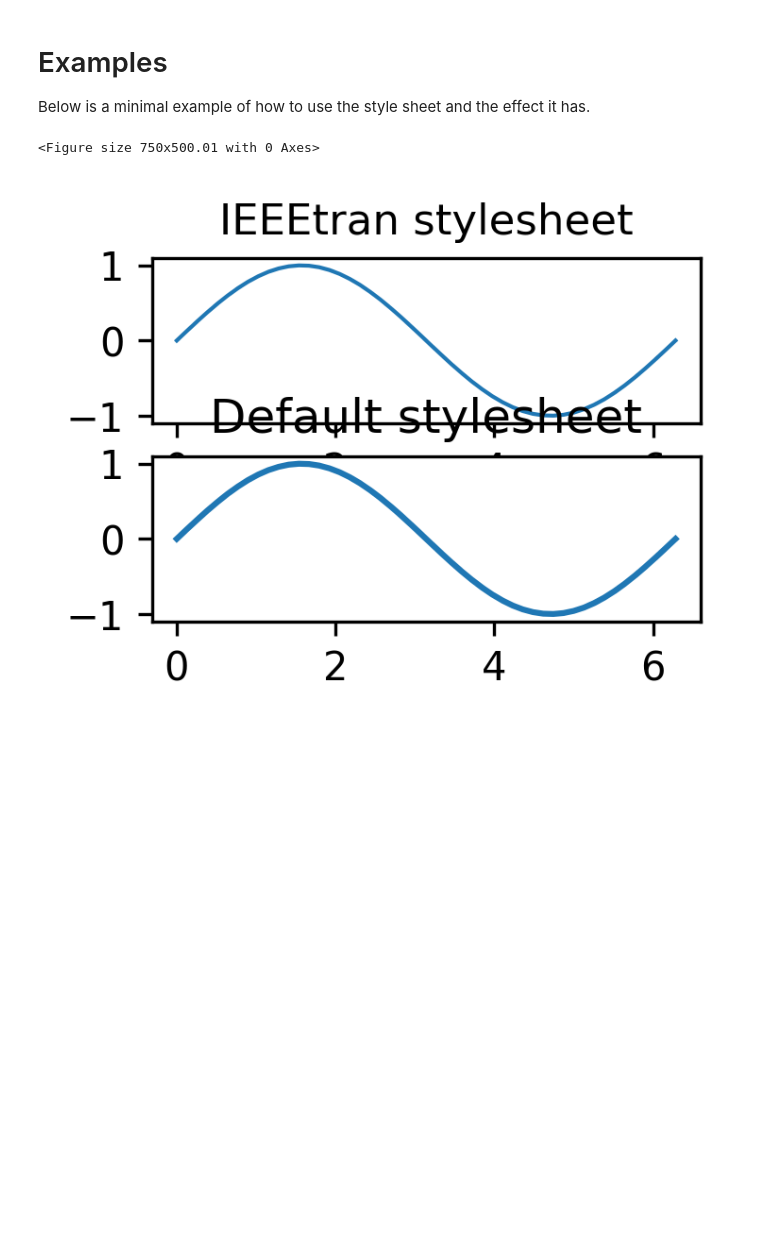
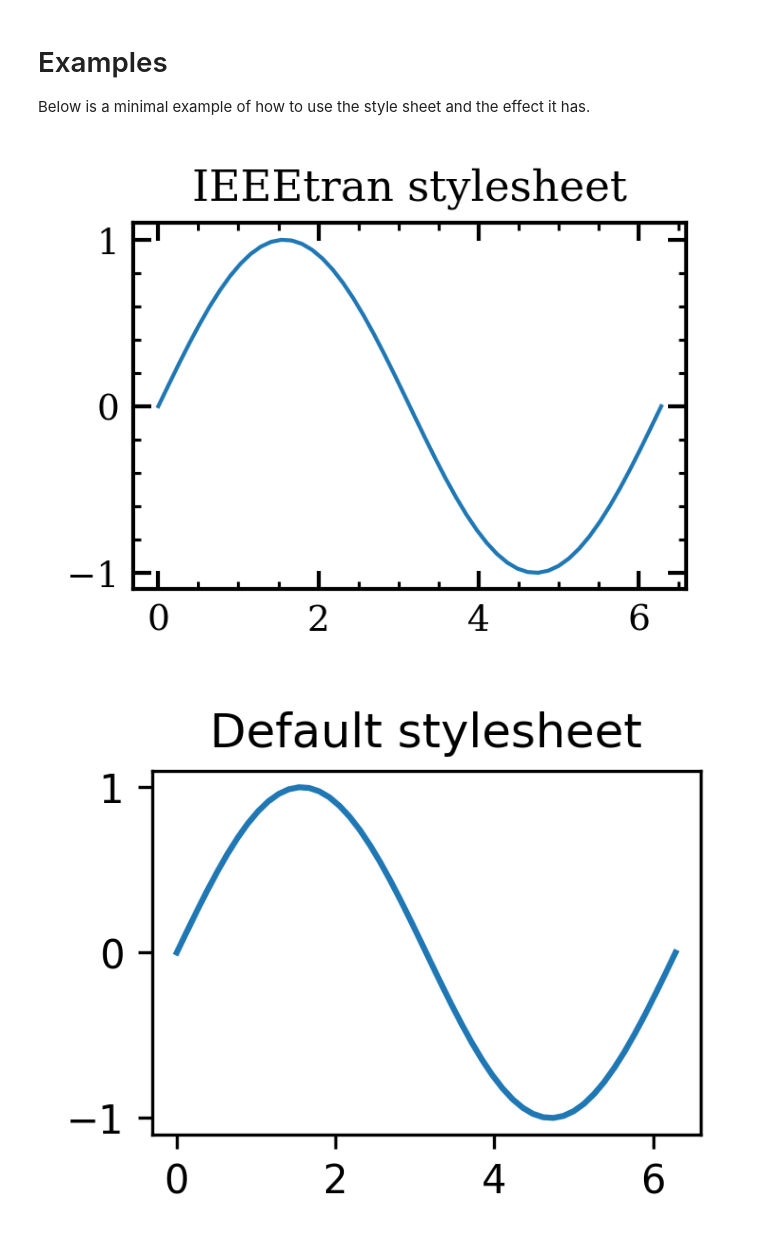
Before and after one commit to fehlings/boilerplot, a Jupyter notebook: examples/example.ipynb, the cells around one changed output. Cells and saved outputs as stored; diff of their text form; code cells hidden in the pictures; blank space fills up the shorter version.

```diff
--- a/examples/example.ipynb
+++ b/examples/example.ipynb
@@ -12,18 +12,17 @@ mpl.rcParams.update(mpl.rcParamsDefault)
 # %%
 x = np.linspace(0, 2*np.pi)
 
-fig, ax = plt.subplots(1, 2, figsize=[2.5, 1.6667], dpi=300)
-
 with mpl.style.context('boilerplot.ieeetran'):
 
+    fig_style, ax_style = plt.subplots(figsize=[2.5, 1.6667], dpi=300)
+    ax_style.plot(x, np.sin(x))
+    ax_style.set_title("IEEEtran stylesheet")
 
-    ax[0].plot(x, np.sin(x))
-    ax[0].set_title("IEEEtran stylesheet")
-
-ax[1].plot(x, np.sin(x))
-ax[1].set_title("Default stylesheet")
+fig_default, ax_default = plt.subplots(figsize=[2.5, 1.6667], dpi=300)
+ax_default.plot(x, np.sin(x))
+ax_default.set_title("Default stylesheet")
 
 plt.show()
 # %% [output]
-<Figure size 750x500.01 with 0 Axes>
-[figure, old version]
+[figure, new version]
+[figure, added]
```
